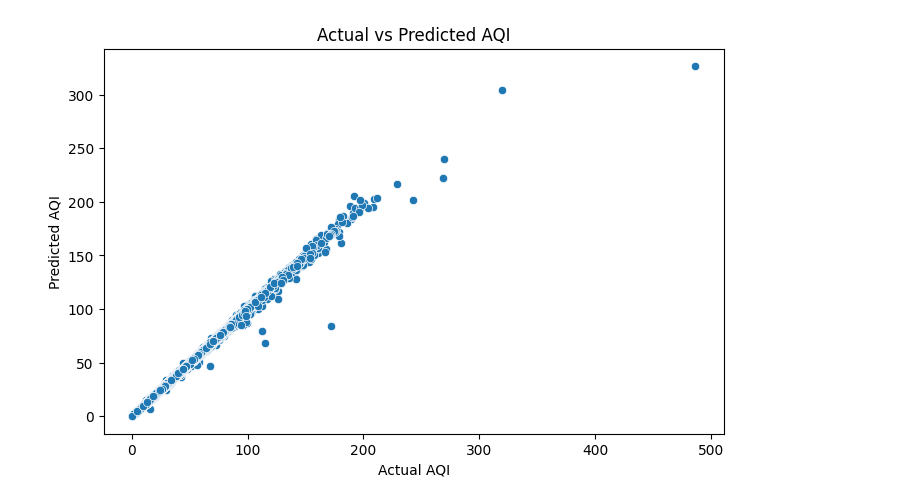
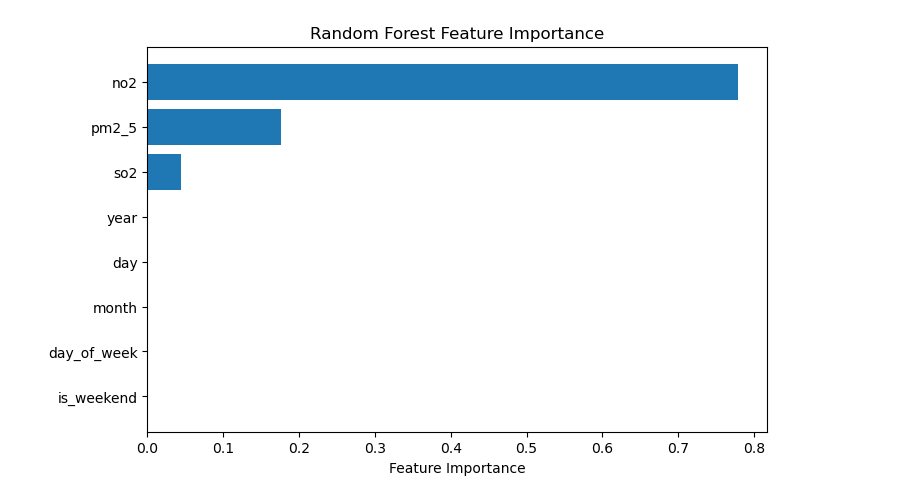
Before and after one commit to Temp1sachin/TrainIT, a Jupyter notebook: notebook/aqi.ipynb, the cells around one changed output. Drawn from its saved outputs; the diff is of its cells as text; code cells hidden in the pictures.

Commit message:
finally eda and model done

```diff
--- a/notebook/aqi.ipynb
+++ b/notebook/aqi.ipynb
@@ -18,2 +10,8 @@ Index(['stn_code', 'sampling_date', 'state', 'location', 'agency', 'type',
 # %%
-df.head()
+# Convert Date to Datetime & Extract Features
+df['date'] = pd.to_datetime(df['date'])
+df['year'] = df['date'].dt.year
+df['month'] = df['date'].dt.month
+df['day'] = df['date'].dt.day
+df['day_of_week'] = df['date'].dt.dayofweek
+df['is_weekend'] = df['day_of_week'].apply(lambda x: 1 if x >= 5 else 0)
@@ -27,7 +43,11 @@ df.head()
 # %%
-# Convert date columns to datetime format
-df['sampling_date'] = pd.to_datetime(df['sampling_date'], errors='coerce')
-df['date'] = pd.to_datetime(df['date'], errors='coerce')
+# Select Features & Target
+features = ['year', 'month', 'day', 'day_of_week', 'is_weekend', 'so2', 'no2', 'pm2_5']
+target = 'AQI'
+X = df[features]
+y = df['AQI']
 # %%
-cols = ['so2', 'no2', 'rspm', 'spm', 'pm2_5']
-df = df[cols]
+# Handle missing values
+imputer = SimpleImputer(strategy='median')
+X = imputer.fit_transform(X)
+y = y.fillna(y.median())
@@ -92,11 +154,13 @@ MAE: 0.09814287826287293, MSE: 0.5900891491215695, RMSE: 0.7681726037301575
 # %%
-# Visualizing Predictions
-plt.figure(figsize=(8,5))
-sns.scatterplot(x=y_test, y=y_pred)
-plt.xlabel("Actual AQI")
-plt.ylabel("Predicted AQI")
-plt.title("Actual vs Predicted AQI")
+
+feature_importance = model.feature_importances_
+sorted_idx = np.argsort(feature_importance)
+
+plt.figure(figsize=(8, 5))
+plt.barh(np.array(features)[sorted_idx], feature_importance[sorted_idx])
+plt.xlabel("Feature Importance")
+plt.title("Random Forest Feature Importance")
 plt.show()
 # %% [output]
-[figure, old version]
+[figure, new version]
 # %%
```
Also changed, not shown: parts of 17 cells of this notebook, 2 other files.
